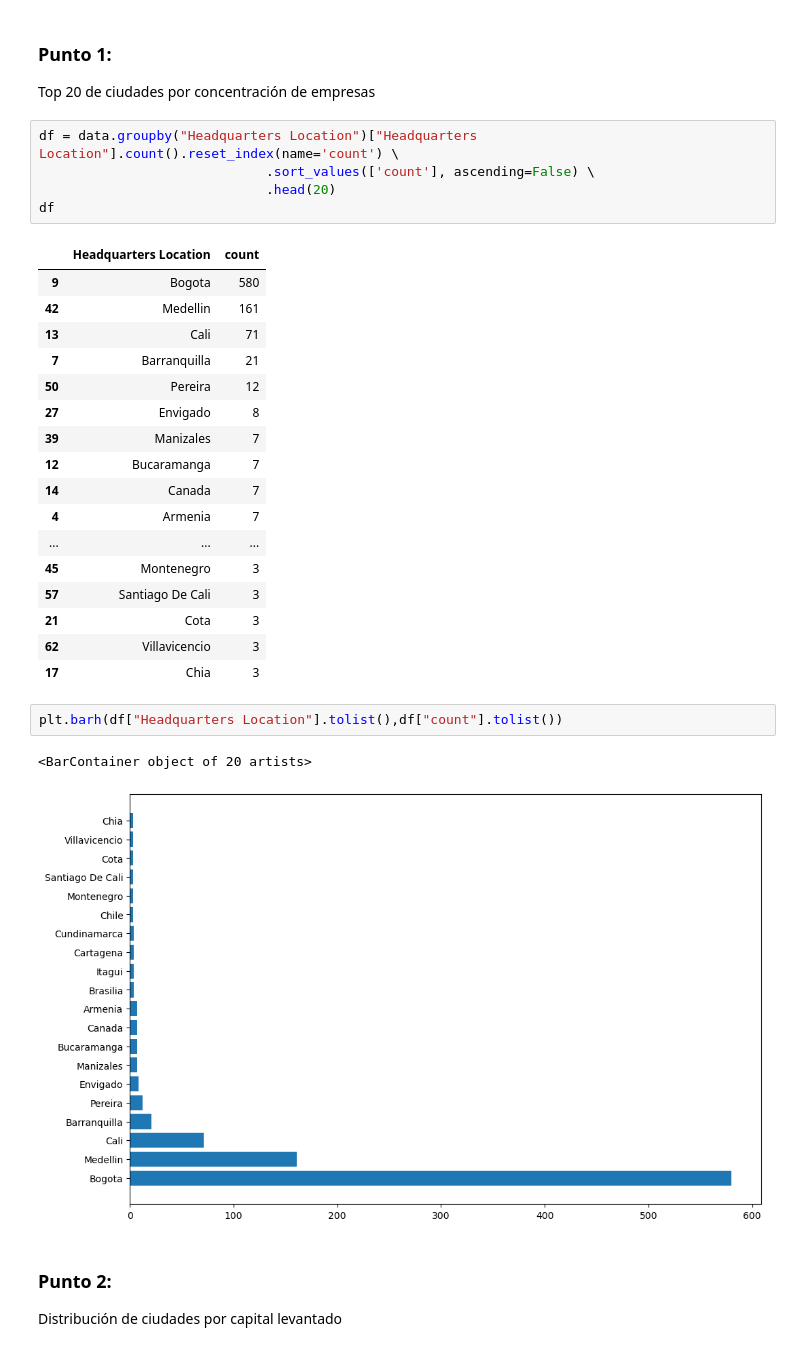
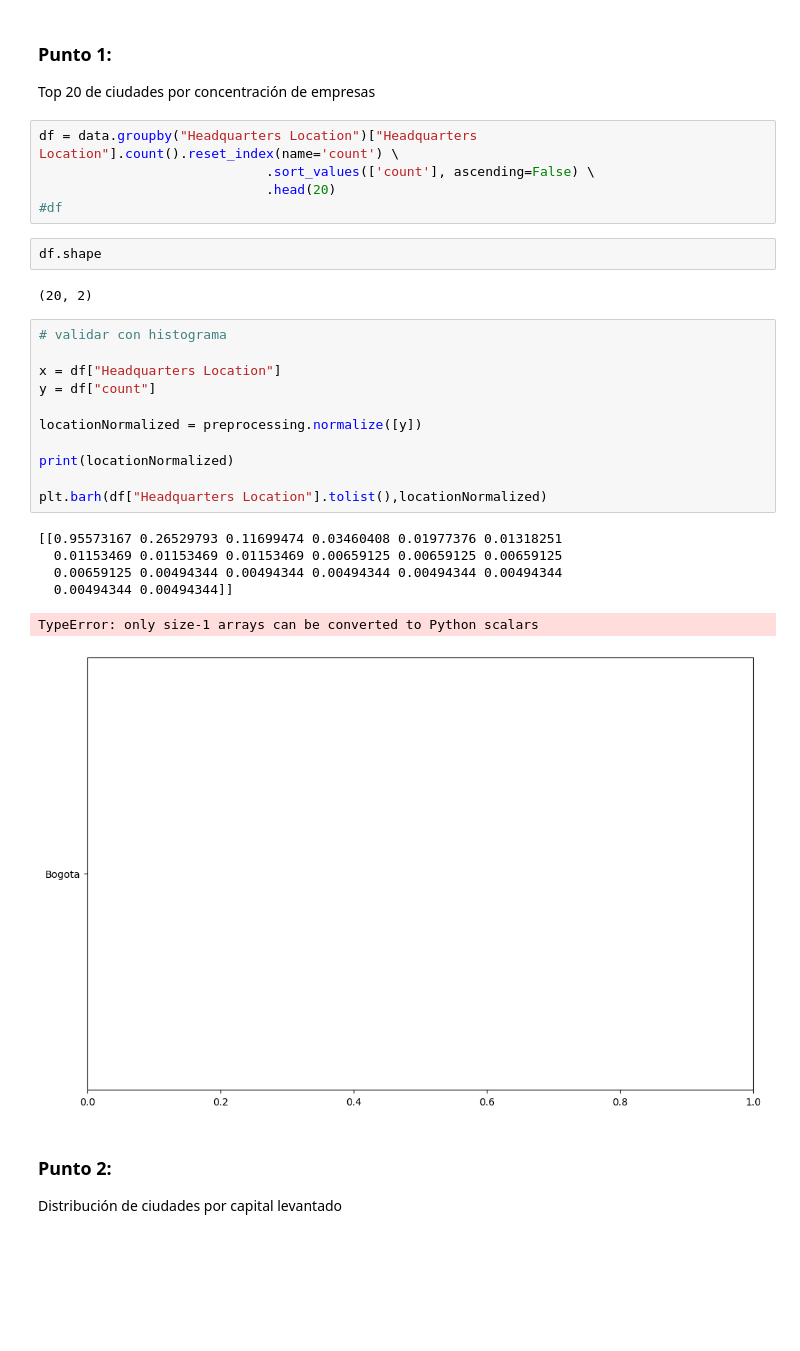
Before and after one commit to memoodm/MMA_cursoMetodosAnalisisDatos, a Jupyter notebook: Guillermo De Mendoza/Mineria de datos - semestre 4/Tarea 1.ipynb, the cells around one changed output. Cells and saved outputs as stored; diff of their text form; blank space fills up the shorter version.

```diff
--- a/Guillermo De Mendoza/Mineria de datos - semestre 4/Tarea 1.ipynb
+++ b/Guillermo De Mendoza/Mineria de datos - semestre 4/Tarea 1.ipynb
@@ -176,30 +180,29 @@ Top 20 de ciudades por concentración de empresas
 df = data.groupby("Headquarters Location")["Headquarters Location"].count().reset_index(name='count') \
                              .sort_values(['count'], ascending=False) \
                              .head(20)
-df
+#df
-# %% [output]
-|  | Headquarters Location | count |
-| 9 | Bogota | 580 |
-| 42 | Medellin | 161 |
-| 13 | Cali | 71 |
-| 7 | Barranquilla | 21 |
-| 50 | Pereira | 12 |
-| 27 | Envigado | 8 |
-| 39 | Manizales | 7 |
-| 12 | Bucaramanga | 7 |
-| 14 | Canada | 7 |
-| 4 | Armenia | 7 |
-| ... | ... | ... |
-| 45 | Montenegro | 3 |
-| 57 | Santiago De Cali | 3 |
-| 21 | Cota | 3 |
-| 62 | Villavicencio | 3 |
-| 17 | Chia | 3 |
-# %%
-plt.barh(df["Headquarters Location"].tolist(),df["count"].tolist())
-# %% [output]
-<BarContainer object of 20 artists>
-[figure, removed]
+# %%
+df.shape
+# %% [output]
+(20, 2)
+# %%
+# validar con histograma
+
+x = df["Headquarters Location"]
+y = df["count"]
+
+locationNormalized = preprocessing.normalize([y])
+
+print(locationNormalized)
+
+plt.barh(df["Headquarters Location"].tolist(),locationNormalized)
+# %% [output]
+[[0.95573167 0.26529793 0.11699474 0.03460408 0.01977376 0.01318251
+  0.01153469 0.01153469 0.01153469 0.00659125 0.00659125 0.00659125
+  0.00659125 0.00494344 0.00494344 0.00494344 0.00494344 0.00494344
+  0.00494344 0.00494344]]
+TypeError: only size-1 arrays can be converted to Python scalars
+[figure, added]
 # %% [markdown]
 ### Punto 2:
 
```
Also changed, not shown: parts of 6 cells of this notebook.
